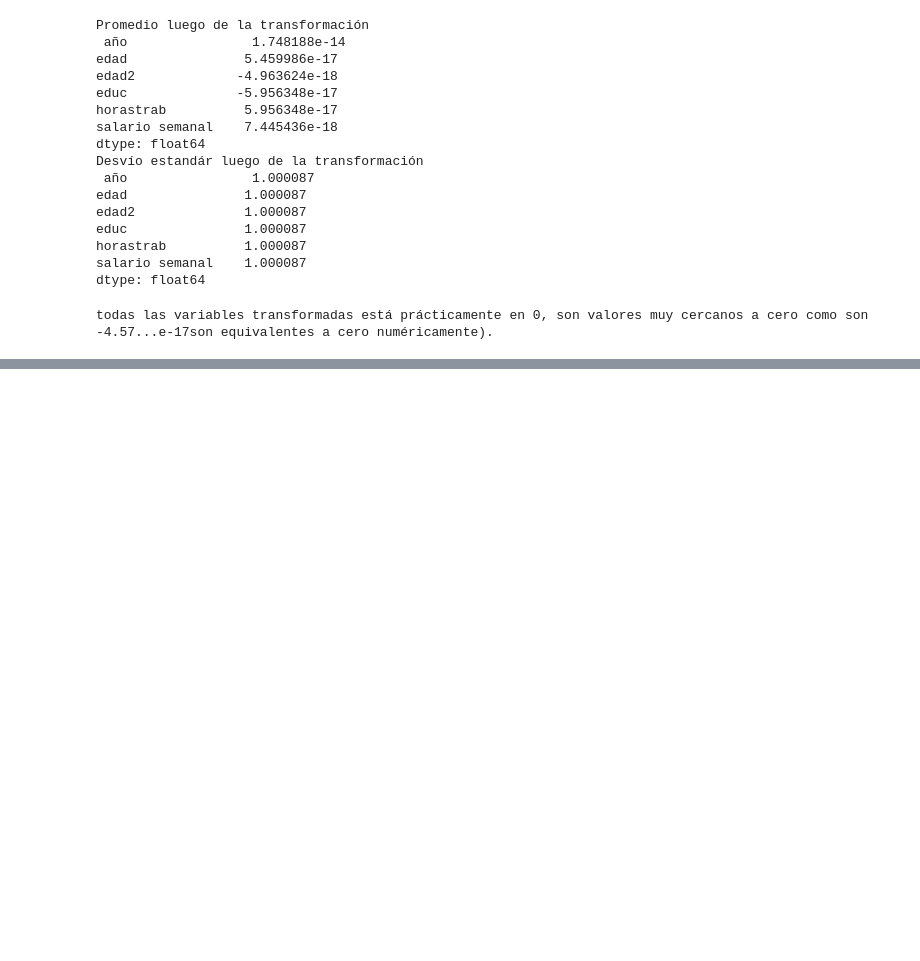
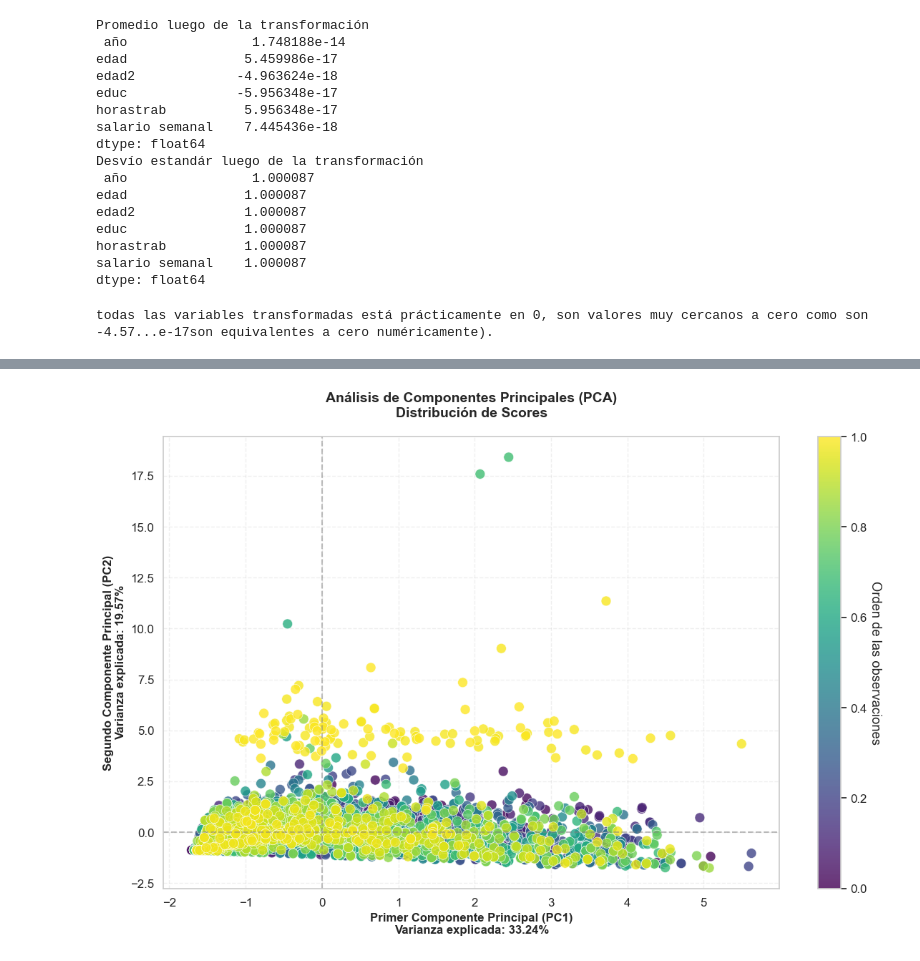
Before and after one commit to jtomasello247/Big_Data_TP3_Grupo13, a Jupyter notebook: TP3.ipynb, the cells around one changed output, grey strips where cells are left out. Cells and saved outputs as stored; diff of their text form; code cells hidden in the pictures; blank space fills up the shorter version.

Commit message:
Punto 2.2

```diff
--- a/TP3.ipynb
+++ b/TP3.ipynb
@@ -1266,0 +1257,41 @@ for k in range(pca.components_.shape[1]):
+# %%
+import matplotlib.pyplot as plt
+import numpy as np
+
+plt.figure(figsize=(12, 8))
+
+# Gráfico de dispersión con colores y tamaño mejorado
+scatter = plt.scatter(scores[:, 0], scores[:, 1],
+                     c=np.linspace(0, 1, len(scores)),  # Gradiente de color
+                     cmap='viridis',
+                     alpha=0.8,
+                     s=100,  # Tamaño de los puntos
+                     edgecolor='w',
+                     linewidth=0.5)
+
+# Barra de color para indicar el orden de los datos
+cbar = plt.colorbar(scatter)
+cbar.set_label('Orden de las observaciones', rotation=270, labelpad=15)
+
+# Etiquetas con información de varianza
+plt.xlabel(f'Primer Componente Principal (PC1)\nVarianza explicada: {pca.explained_variance_ratio_[0]:.2%}',
+          fontsize=12, fontweight='bold')
+plt.ylabel(f'Segundo Componente Principal (PC2)\nVarianza explicada: {pca.explained_variance_ratio_[1]:.2%}',
+          fontsize=12, fontweight='bold')
+
+# Título y estilo
+plt.title('Análisis de Componentes Principales (PCA)\nDistribución de Scores',
+         fontsize=14, fontweight='bold', pad=20)
+plt.grid(True, linestyle='--', alpha=0.3)
+
+# Líneas de referencia
+plt.axhline(y=0, color='gray', linestyle='--', alpha=0.5)
+plt.axvline(x=0, color='gray', linestyle='--', alpha=0.5)
+
+# Ajustar márgenes
+plt.tight_layout()
+
+# Mostrar gráfico
+plt.show()
+# %% [output]
+[figure, added]
```
Also changed, not shown: parts of 5 cells of this notebook.
